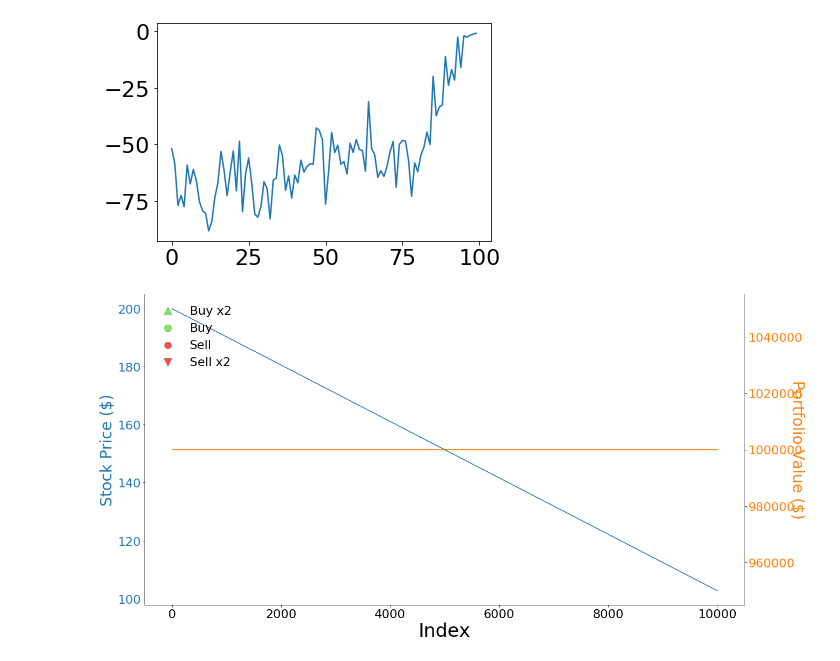
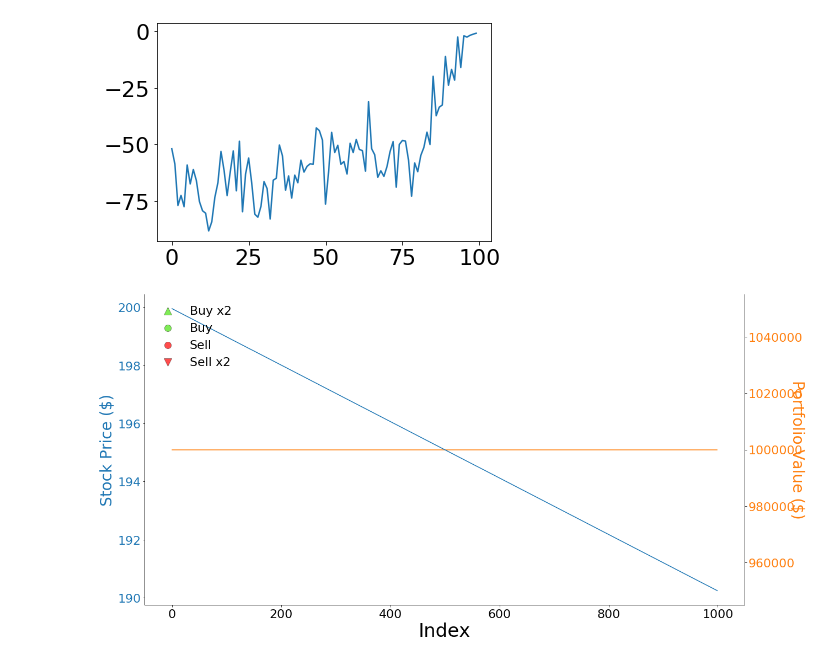
Before and after one commit to YAOS5/Amazon-Trading-Bot, a Jupyter notebook: stable_baselines_test.ipynb, the cells around one changed output. Saved outputs shown, nothing was run; the diff lists cells and outputs as text; code cells hidden in the pictures.

```diff
--- a/stable_baselines_test.ipynb
+++ b/stable_baselines_test.ipynb
@@ -242,8 +246,7 @@ for i in tqdm(range(n_ticks)):
     rewards.append(reward)
     balances.append(next_state[-2])
 
-    prices.append(next_state[PAST_DAYS-1]) # current timestep's closing price
-    env.save_portfolio()
+    prices.append(next_state[PAST_TICKS-1]) # current timestep's closing price
 
     next_state = np.reshape(next_state, (1, 7))
     state = next_state
@@ -260,10 +263,41 @@ plot(prices, actions, portfolio_values[-n_ticks:], right_y_adjust=1.1)
 fake = np.linspace(200, 100, len(data))
 data['close'] = fake
 
-env = Environment(data.close.to_list(), balance=INITIAL_BALANCE, past_days=PAST_DAYS)
-agent = DQN(env.action_space.n, env.observation_space.shape[0])
-loss = train_dqn(agent, env, episodes=100)
+env2 = Environment(data.close.to_list(), balance=INITIAL_BALANCE, past_days=PAST_TICKS)
+agent2 = DQN(env2.action_space.n, env2.observation_space.shape[0])
+loss = train_dqn(agent2, env2, episodes=episodes)
 plt.plot(np.arange(0, len(loss)), loss)
 plt.show()
 # %% [output]
 [figure]
+# %%
+state = env2.reset()
+state = np.reshape(state, (1, 7))
+
+prices = []
+balances = []
+rewards = []
+actions = []
+n_ticks = 1000
+for i in tqdm(range(n_ticks)):
+    action = agent2.get_action(state, exploit=True)
+
+    next_state, reward, done, _ = env2.step(action)
+
+    actions.append(action)
+    rewards.append(reward)
+    balances.append(next_state[-2])
+
+    prices.append(next_state[PAST_TICKS-1]) # current timestep's closing price
+
+    next_state = np.reshape(next_state, (1, 7))
+    state = next_state
+
+    if done:
+        break
+
+portfolio_values = np.array(balances) + (np.array(actions) - 1) * np.array(prices)
+
+plot(prices, actions, portfolio_values[-n_ticks:], right_y_adjust=1.1)
+# %% [output]
+[figure, added]
@@ -277,7 +319,7 @@ rewards = []
 actions = []
 n_ticks = 10000
 for i in tqdm(range(n_ticks)):
-    action = agent.get_action(state, exploit=True)
+    action = agent.get_action(state)
 
     next_state, reward, done, _ = env.step(action)
 
@@ -285,7 +327,7 @@ for i in tqdm(range(n_ticks)):
     rewards.append(reward)
     balances.append(next_state[-2])
 
-    prices.append(next_state[PAST_DAYS-1]) # current timestep's closing price
+    prices.append(next_state[PAST_TICKS-1]) # current timestep's closing price
     env.save_portfolio()
 
     next_state = np.reshape(next_state, (1, 7))
@@ -297,5 +339,3 @@ for i in tqdm(range(n_ticks)):
 portfolio_values = np.array(balances) + (np.array(actions) - 1) * np.array(prices)
 
 plot(prices, actions, portfolio_values[-n_ticks:], right_y_adjust=1.1)
-# %% [output]
-[figure, removed]
```
Also changed, not shown: parts of 9 cells of this notebook, 1 other file.
